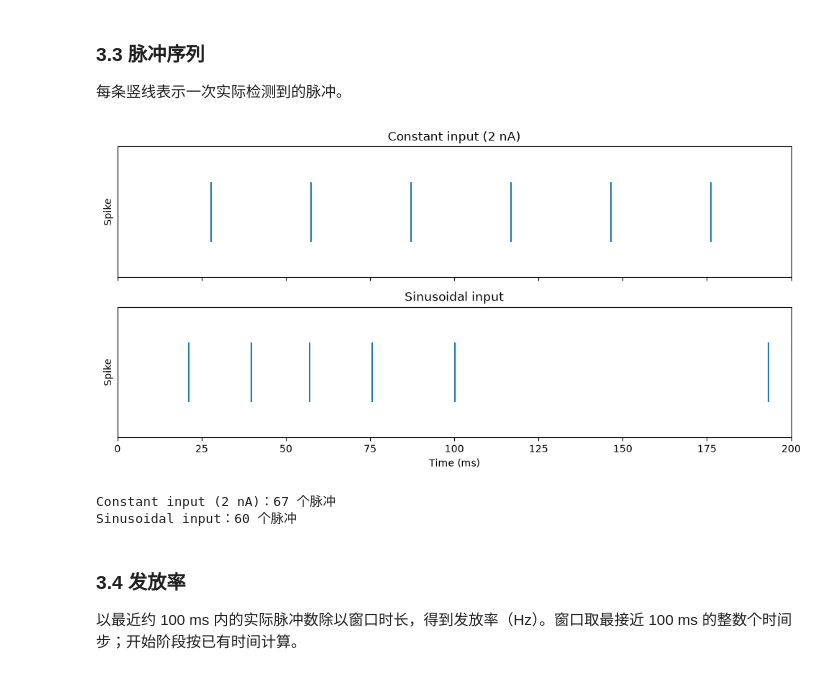
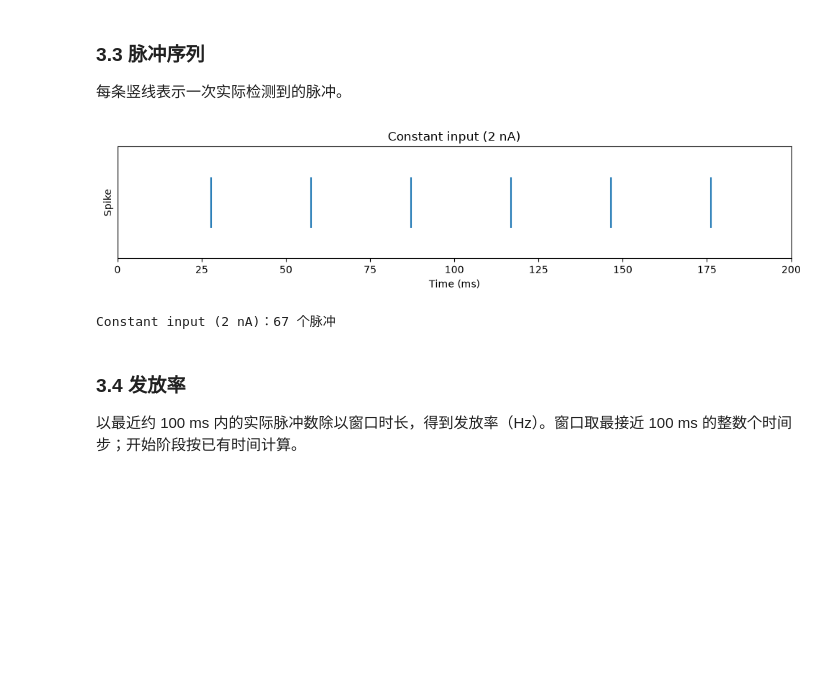
Before and after one commit to LevelDownRefine/neural-network-teaching, a Jupyter notebook: lif/task1_lif.ipynb, the cells around one changed output. Saved outputs shown, nothing was run; the diff lists cells and outputs as text; code cells hidden in the pictures; blank space fills up the shorter version.

```diff
--- a/lif/task1_lif.ipynb
+++ b/lif/task1_lif.ipynb
@@ -166,6 +166,7 @@ for name, current in currents.items():
         "voltage": voltage,
         "spikes": spikes,
     }
+constant_example = {"Constant input (2 nA)": examples["Constant input (2 nA)"]}
 # %% [markdown]
 ### 3.1 输入电流
 
@@ -187,13 +188,12 @@ plot_comparison(examples, "voltage", V_rest, V_th)
 
 每条竖线表示一次实际检测到的脉冲。
 # %%
-plot_comparison(examples, "spikes", V_rest, V_th)
-for name, data in examples.items():
+plot_comparison(constant_example, "spikes", V_rest, V_th)
+for name, data in constant_example.items():
     print(f"{name}：{int(data['spikes'].sum())} 个脉冲")
 # %% [output]
-[figure, old version]
+[figure, new version]
 Constant input (2 nA)：67 个脉冲
-Sinusoidal input：60 个脉冲
 # %% [markdown]
 ### 3.4 发放率
 
```
Also changed, not shown: parts of 5 cells of this notebook.
